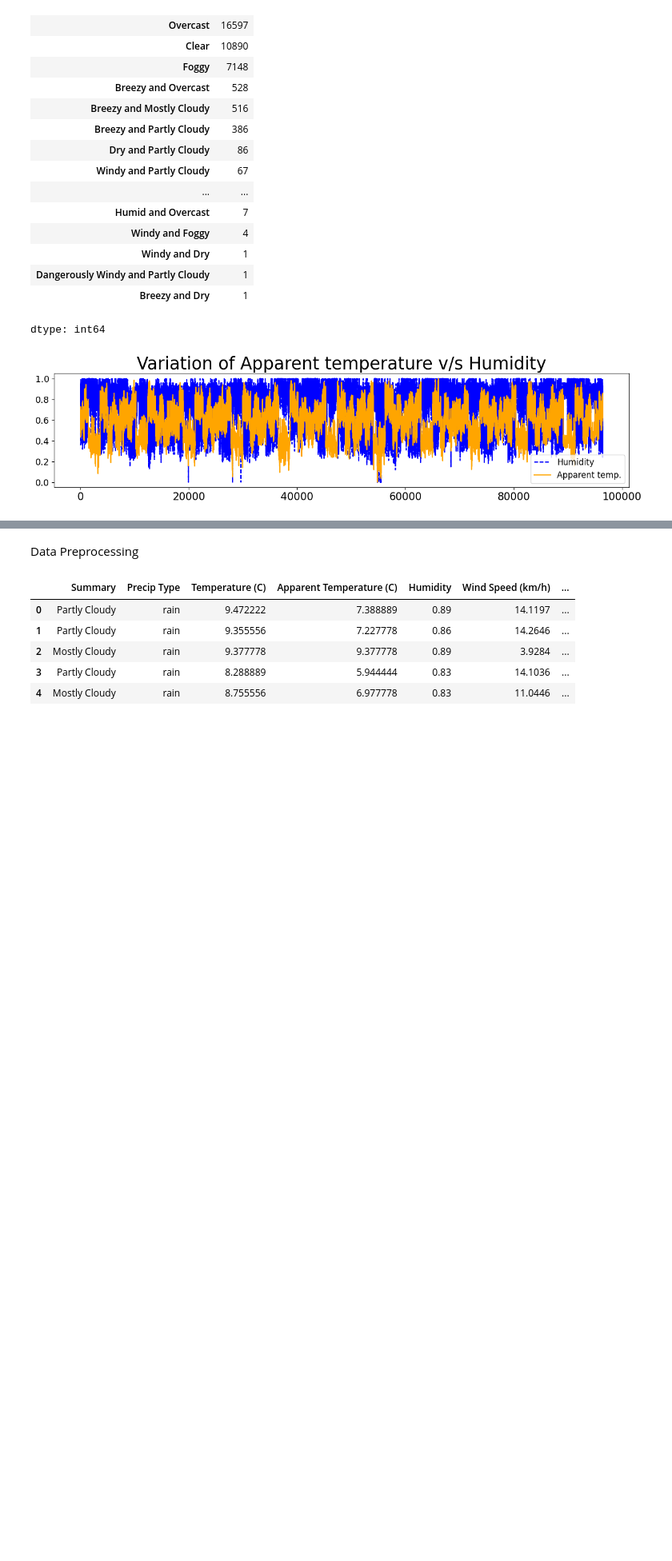
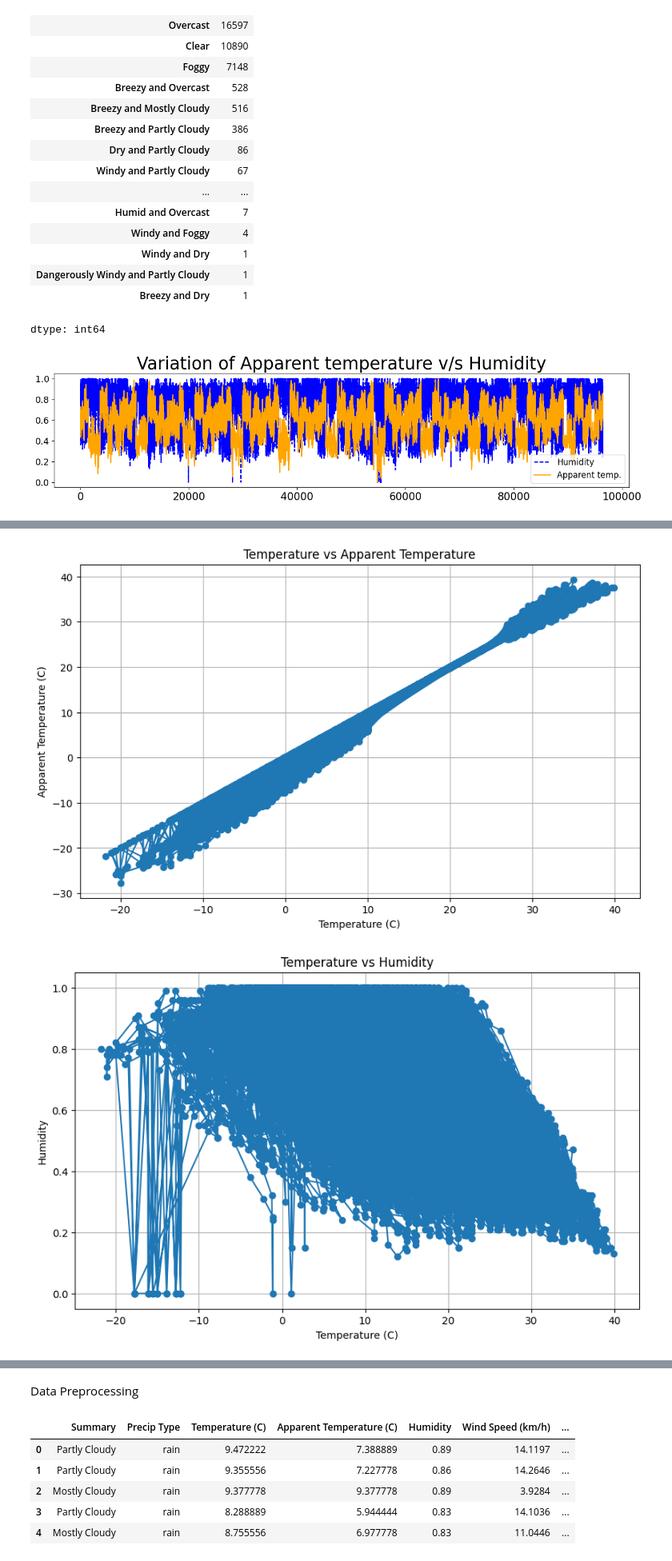
Before and after one commit to geithelmasri/AAI614_Geith1, a Jupyter notebook: DL_Project2.ipynb, the cells around one changed output, grey strips where cells are left out. Shown at 80% size. Cells and saved outputs as stored; diff of their text form; code cells hidden in the pictures; blank space fills up the shorter version.

```diff
--- a/DL_Project2.ipynb
+++ b/DL_Project2.ipynb
@@ -126,0 +159,45 @@ plt.yticks(fontsize=13);
+# %%
+
+plt.figure(figsize=(10, 6))
+plt.plot(df['Temperature (C)'], df['Apparent Temperature (C)'], marker='o', linestyle='-')
+plt.xlabel('Temperature (C)')
+plt.ylabel('Apparent Temperature (C)')
+plt.title('Temperature vs Apparent Temperature')
+plt.grid(True)
+plt.show()
+
+plt.figure(figsize=(10, 6))
+plt.plot(df['Temperature (C)'], df['Humidity'], marker='o', linestyle='-')
+plt.xlabel('Temperature (C)')
+plt.ylabel('Humidity')
+plt.title('Temperature vs Humidity')
+plt.grid(True)
+plt.show()
+
+plt.figure(figsize=(10, 6))
+plt.plot(df['Temperature (C)'], df['Visibility (km)'], marker='o', linestyle='-')
+plt.xlabel('Temperature (C)')
+plt.ylabel('Visibility (km)')
+plt.title('Temperature vs Visibility (km)')
+plt.grid(True)
+plt.show()
+
+
+plt.figure(figsize=(10, 6))
+plt.plot(df['Temperature (C)'], df['Wind Speed (km/h)'], marker='o', linestyle='-')
+plt.xlabel('Temperature (C)')
+plt.ylabel('Wind Speed (km/h)')
+plt.title('Temperature vs Wind Speed (km/h)')
+plt.grid(True)
+plt.show()
+
+plt.figure(figsize=(10, 6))
+plt.plot(df['Temperature (C)'], df['Pressure (millibars)'], marker='o', linestyle='-')
+plt.xlabel('Temperature (C)')
+plt.ylabel('Pressure (millibars)')
+plt.title('Temperature vs Pressure (millibars)')
+plt.grid(True)
+plt.show()
+# %% [output]
+[figure, added]
+[figure, added]
```
Also changed, not shown: parts of 14 cells of this notebook.
